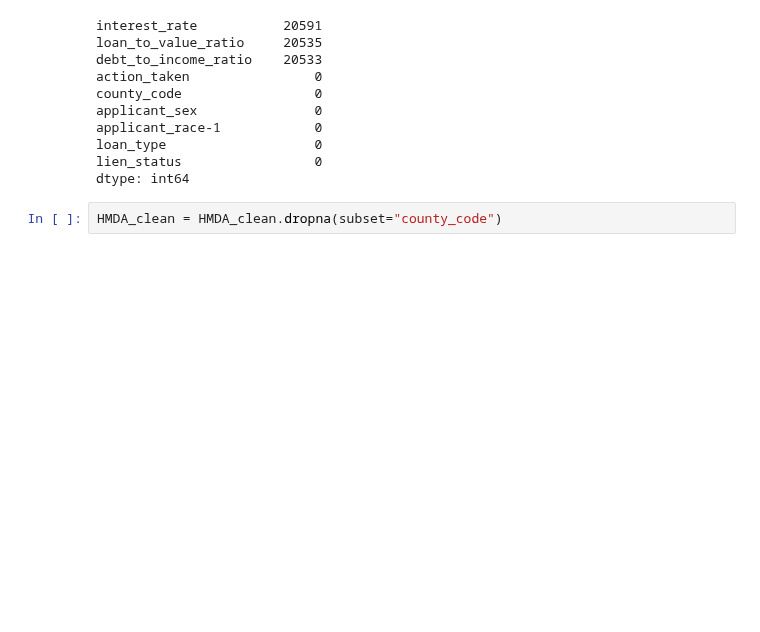
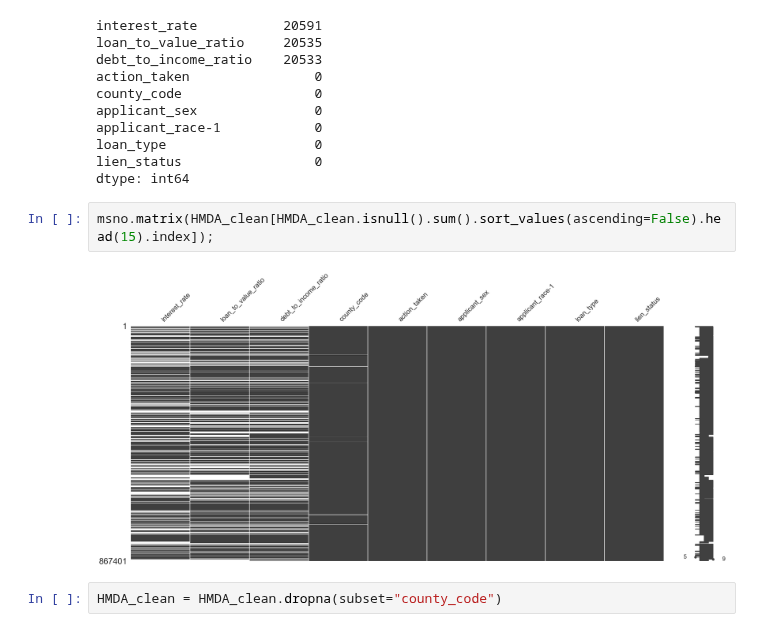
Before and after one commit to HaukeSchwarz/Thesis, a Jupyter notebook: notebooks/Main_Data_Analysis_Pipeline_V2.ipynb, the cells around one changed output. Drawn from its saved outputs; the diff is of its cells as text; blank space fills up the shorter version.

```diff
--- a/notebooks/Main_Data_Analysis_Pipeline_V2.ipynb
+++ b/notebooks/Main_Data_Analysis_Pipeline_V2.ipynb
@@ -73,6 +75,10 @@ applicant_race-1            0
 loan_type                   0
 lien_status                 0
 dtype: int64
+# %%
+msno.matrix(HMDA_clean[HMDA_clean.isnull().sum().sort_values(ascending=False).head(15).index]);
+# %% [output]
+[figure, added]
 # %%
 HMDA_clean = HMDA_clean.dropna(subset="county_code")
 # %%
```
Also changed, not shown: parts of 4 cells of this notebook.
